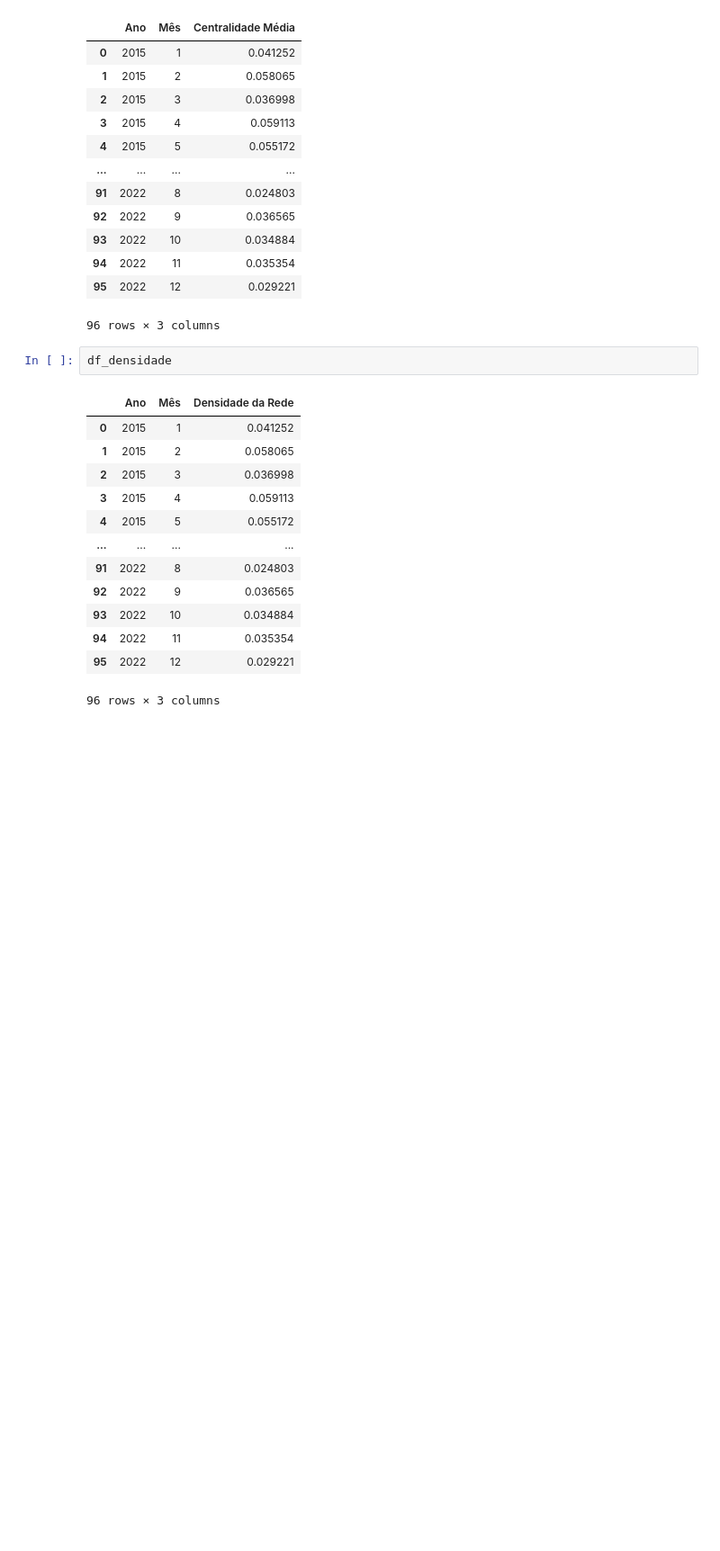
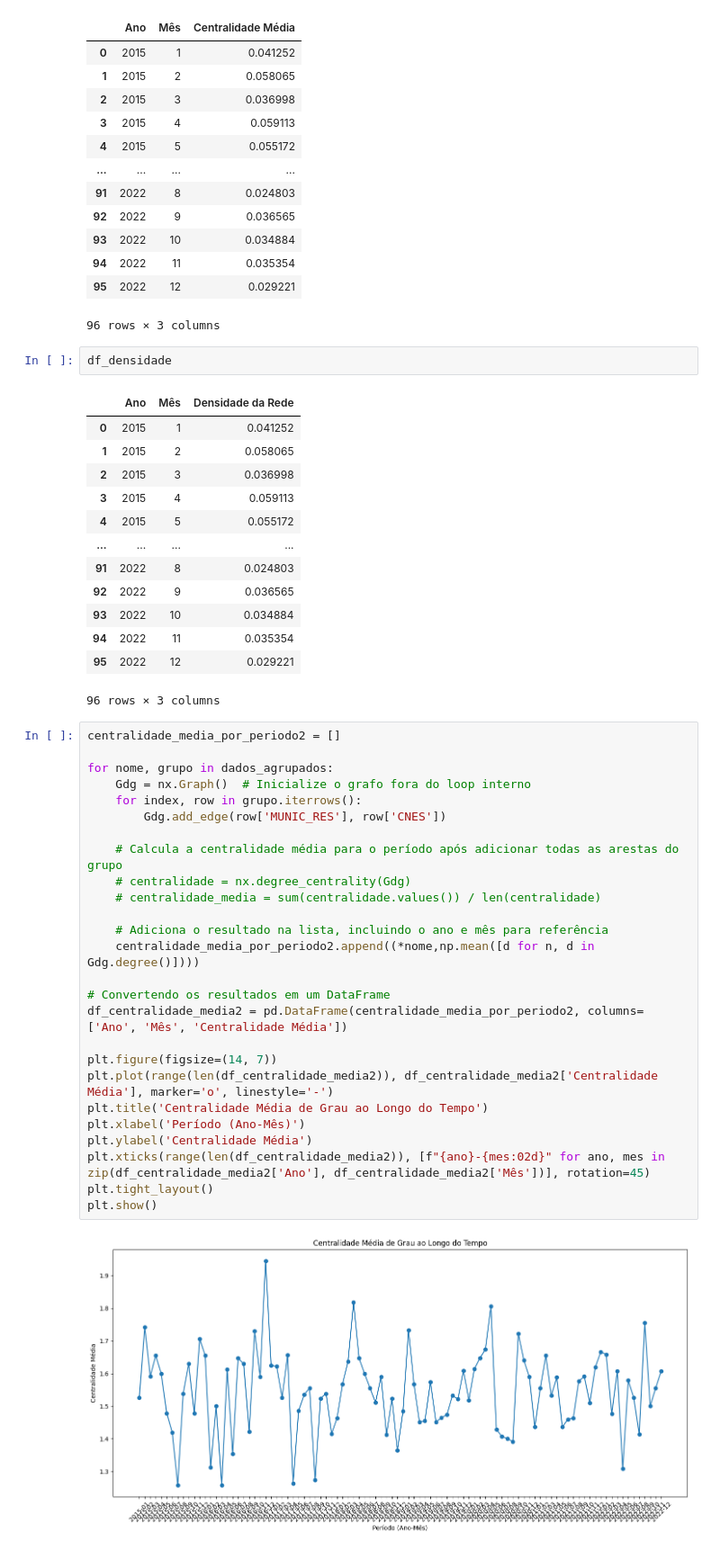
Before and after one commit to mattfeg/pesquisa-gerotec, a Jupyter notebook: src/rede.ipynb, the cells around one changed output. Shown at 90% size. Drawn from its saved outputs; the diff is of its cells as text; blank space fills up the shorter version.

Commit message:
Graficos de Densidade e Grau

```diff
--- a/src/rede.ipynb
+++ b/src/rede.ipynb
@@ -186,3 +189,31 @@ df_densidade
 | 94 | 2022 | 11 | 0.035354 |
 | 95 | 2022 | 12 | 0.029221 |
 96 rows × 3 columns
+# %%
+centralidade_media_por_periodo2 = []
+
+for nome, grupo in dados_agrupados:
+    Gdg = nx.Graph()  # Inicialize o grafo fora do loop interno
+    for index, row in grupo.iterrows():
+        Gdg.add_edge(row['MUNIC_RES'], row['CNES'])
+
+    # Calcula a centralidade média para o período após adicionar todas as arestas do grupo
+    # centralidade = nx.degree_centrality(Gdg)
+    # centralidade_media = sum(centralidade.values()) / len(centralidade)
+
+    # Adiciona o resultado na lista, incluindo o ano e mês para referência
+    centralidade_media_por_periodo2.append((*nome,np.mean([d for n, d in Gdg.degree()])))
+
+# Convertendo os resultados em um DataFrame
+df_centralidade_media2 = pd.DataFrame(centralidade_media_por_periodo2, columns=['Ano', 'Mês', 'Centralidade Média'])
+
+plt.figure(figsize=(14, 7))
+plt.plot(range(len(df_centralidade_media2)), df_centralidade_media2['Centralidade Média'], marker='o', linestyle='-')
+plt.title('Centralidade Média de Grau ao Longo do Tempo')
+plt.xlabel('Período (Ano-Mês)')
+plt.ylabel('Centralidade Média')
+plt.xticks(range(len(df_centralidade_media2)), [f"{ano}-{mes:02d}" for ano, mes in zip(df_centralidade_media2['Ano'], df_centralidade_media2['Mês'])], rotation=45)
+plt.tight_layout()
+plt.show()
+# %% [output]
+[figure, added]
```
Also changed, not shown: parts of 9 cells of this notebook, 5 other files.
